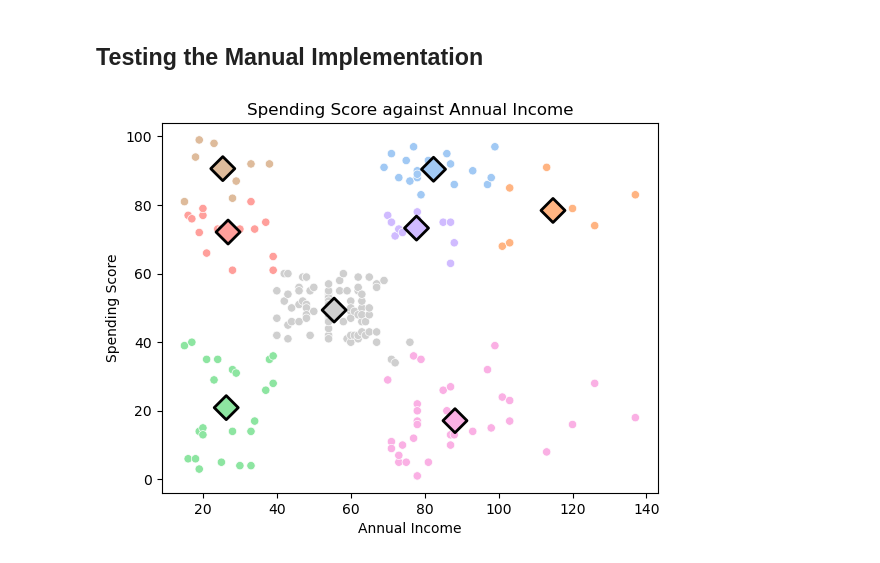
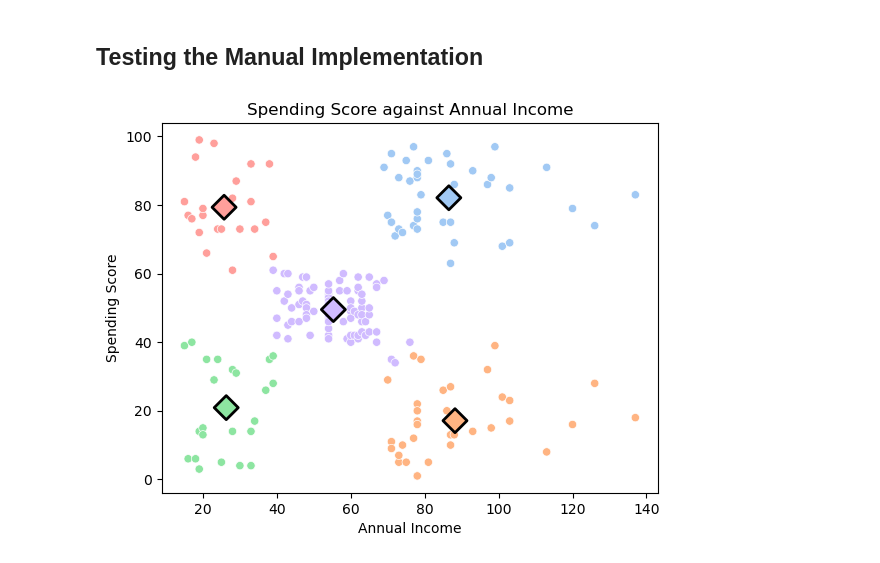
Before and after one commit to alexandergigliottipetruska/AI_projects, a Jupyter notebook: machine_learning/k-means/4-clustering-mall-customers.ipynb, the cells around one changed output. Drawn from its saved outputs; the diff is of its cells as text; code cells hidden in the pictures.

Commit message:
Making K-Means easier to test.

```diff
--- a/machine_learning/k-means/4-clustering-mall-customers.ipynb
+++ b/machine_learning/k-means/4-clustering-mall-customers.ipynb
@@ -338,20 +338,21 @@ The model is able to place each of these customers into a group that best reflec
 # %% [markdown]
 ## Testing the Manual Implementation
 # %%
-model_implemented = K_Means(n_clusters=8, max_iter=100, random_seed=42, tol=1e-4)
+n_clusters=5
+model_implemented = K_Means(n_clusters=n_clusters, max_iter=100, random_seed=42, tol=1e-4)
 model_implemented.fit(cluster_data_scaled)
 labels_implemented = model_implemented.predict(cluster_data_scaled)
 # %%
-palette = sns.color_palette("pastel", 8)
+palette = sns.color_palette("pastel", n_clusters)
 centroids = standard_scaler.inverse_transform(model_implemented.get_cluster_centers())
 unscaled_data = standard_scaler.inverse_transform(cluster_data_scaled)
 xs = unscaled_data[:, 0]
 ys = unscaled_data[:, 1]
 sns.scatterplot(x=xs, y=ys, hue=labels_implemented, legend=False, palette=palette)
 plt.title("Spending Score against Annual Income")
 plt.xlabel("Annual Income")
 plt.ylabel("Spending Score")
 plt.scatter(x=centroids[:, 0], y=centroids[:, 1], marker="D", s=150, c=palette, edgecolor="black", linewidth=2)
 plt.show()
 # %% [output]
-[figure, old version]
+[figure, new version]
```
